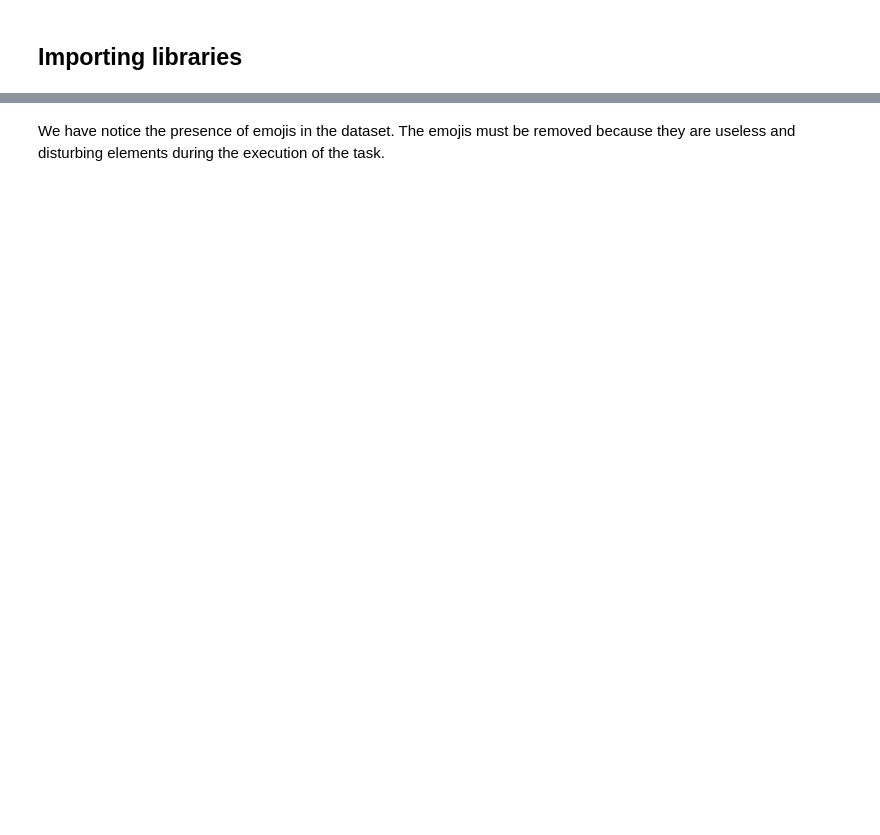
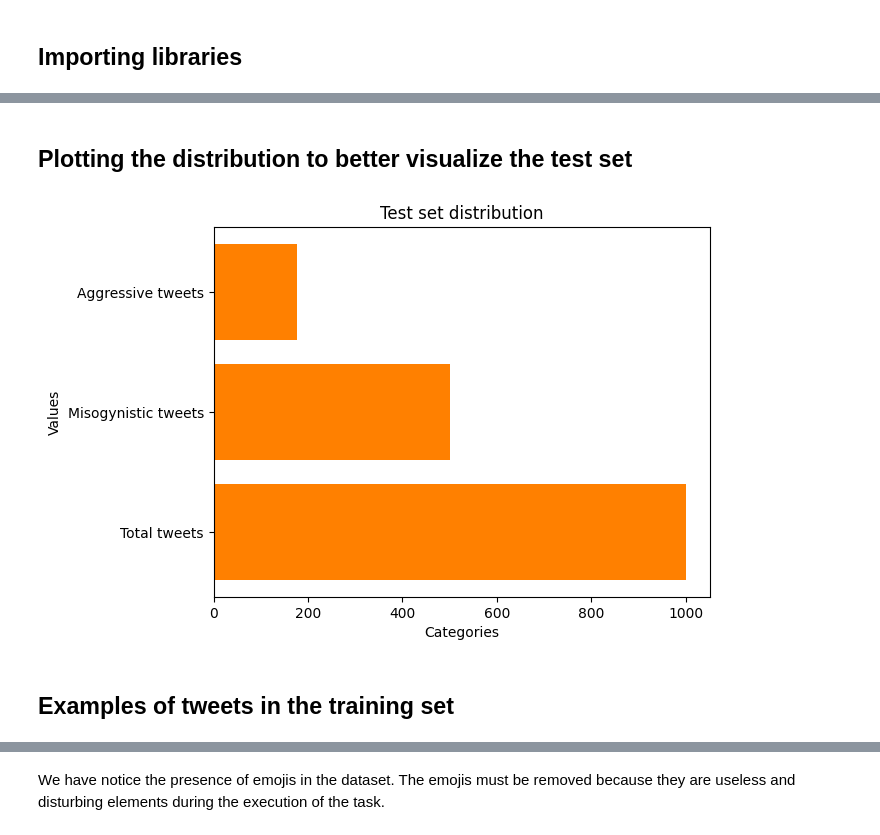
Before and after one commit to SigFerdo/Natural-Language-Processing-2023, a Jupyter notebook: task.ipynb, the cells around one changed output, grey strips where cells are left out. Cells and saved outputs as stored; diff of their text form; code cells hidden in the pictures; blank space fills up the shorter version.

```diff
--- a/task.ipynb
+++ b/task.ipynb
@@ -7,0 +93,21 @@ import emoji
+# %% [markdown]
+## Plotting the distribution to better visualize the test set
+# %%
+categories = ["Total tweets", "Misogynistic tweets", "Aggressive tweets"]
+values = [tweets_number, m_tweets_number, a_tweets_number]
+# Creazione del grafico a barre
+plt.barh(categories, values, color='#FF8000')
+
+# Aggiunta di etichette agli assi
+plt.xlabel('Categories')
+plt.ylabel('Values')
+
+# Aggiunta di un titolo al grafico
+plt.title('Test set distribution')
+
+# Mostra il grafico
+plt.show()
+# %% [output]
+[figure, added]
+# %% [markdown]
+## Examples of tweets in the training set
```
Also changed, not shown: parts of 31 cells of this notebook, 1 other file.
